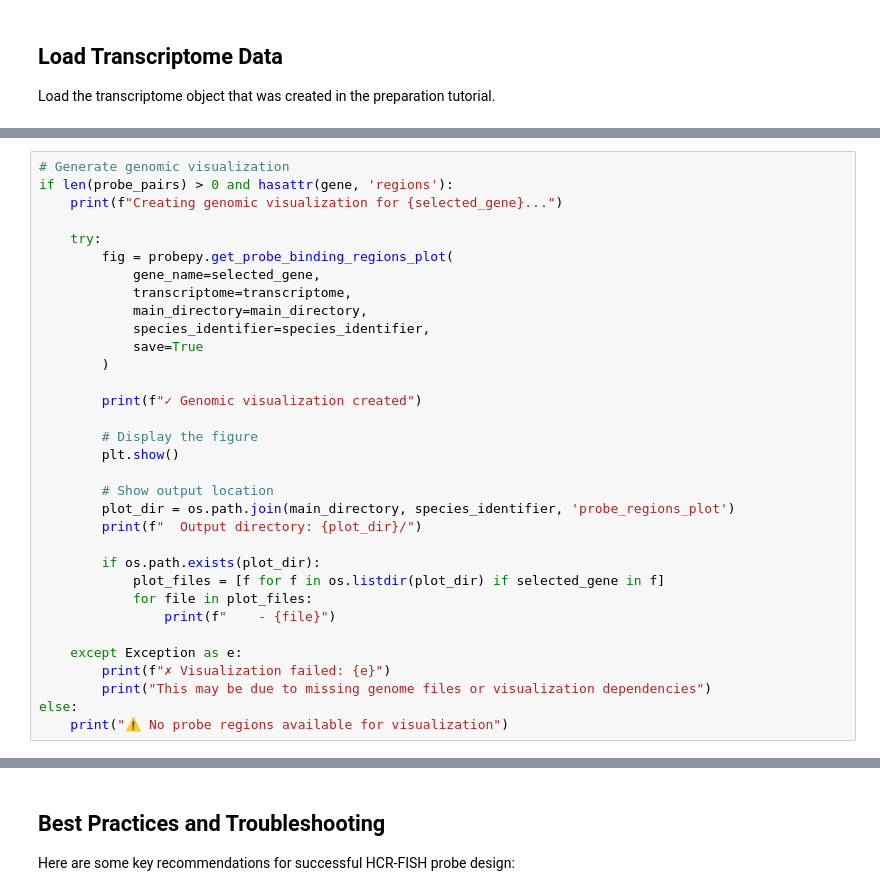
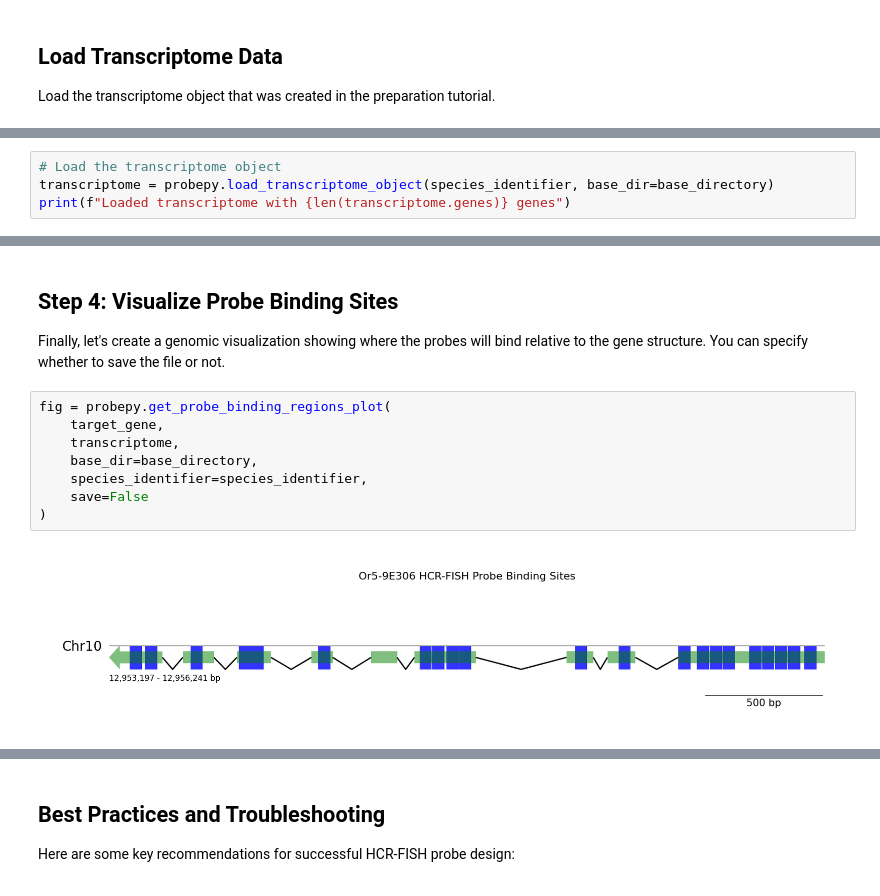
Before and after one commit to Social-Evolution-and-Behavior/ProbePy, a Jupyter notebook: docs/probe_design_tutorial.ipynb, the cells around one changed output, grey strips where cells are left out. Saved outputs shown, nothing was run; the diff lists cells and outputs as text.

Commit message:
updated probe design tutorial

```diff
--- a/docs/probe_design_tutorial.ipynb
+++ b/docs/probe_design_tutorial.ipynb
@@ -411,33 +57,0 @@ Create a genomic visualization showing where the probes will bind relative to th
-# %%
-# Generate genomic visualization
-if len(probe_pairs) > 0 and hasattr(gene, 'regions'):
-    print(f"Creating genomic visualization for {selected_gene}...")
-
-    try:
-        fig = probepy.get_probe_binding_regions_plot(
-            gene_name=selected_gene,
-            transcriptome=transcriptome,
-            main_directory=main_directory,
-            species_identifier=species_identifier,
-            save=True
-        )
-
-        print(f"✓ Genomic visualization created")
-
-        # Display the figure
-        plt.show()
-
-        # Show output location
-        plot_dir = os.path.join(main_directory, species_identifier, 'probe_regions_plot')
-        print(f"  Output directory: {plot_dir}/")
-
-        if os.path.exists(plot_dir):
-            plot_files = [f for f in os.listdir(plot_dir) if selected_gene in f]
-            for file in plot_files:
-                print(f"    - {file}")
-
-    except Exception as e:
-        print(f"✗ Visualization failed: {e}")
-        print("This may be due to missing genome files or visualization dependencies")
-else:
-    print("⚠️ No probe regions available for visualization")
@@ -512,0 +58,4 @@ else:
+# %%
+# Load the transcriptome object
+transcriptome = probepy.load_transcriptome_object(species_identifier, base_dir=base_directory)
+print(f"Loaded transcriptome with {len(transcriptome.genes)} genes")
@@ -512,0 +144,14 @@ else:
+# %% [markdown]
+## Step 4: Visualize Probe Binding Sites
+
+Finally, let's create a genomic visualization showing where the probes will bind relative to the gene structure. You can specify whether to save the file or not.
+# %%
+fig = probepy.get_probe_binding_regions_plot(
+    target_gene,
+    transcriptome,
+    base_dir=base_directory,
+    species_identifier=species_identifier,
+    save=False
+)
+# %% [output]
+[figure, added]
```
Also changed, not shown: parts of 41 cells of this notebook, 2 other files.
